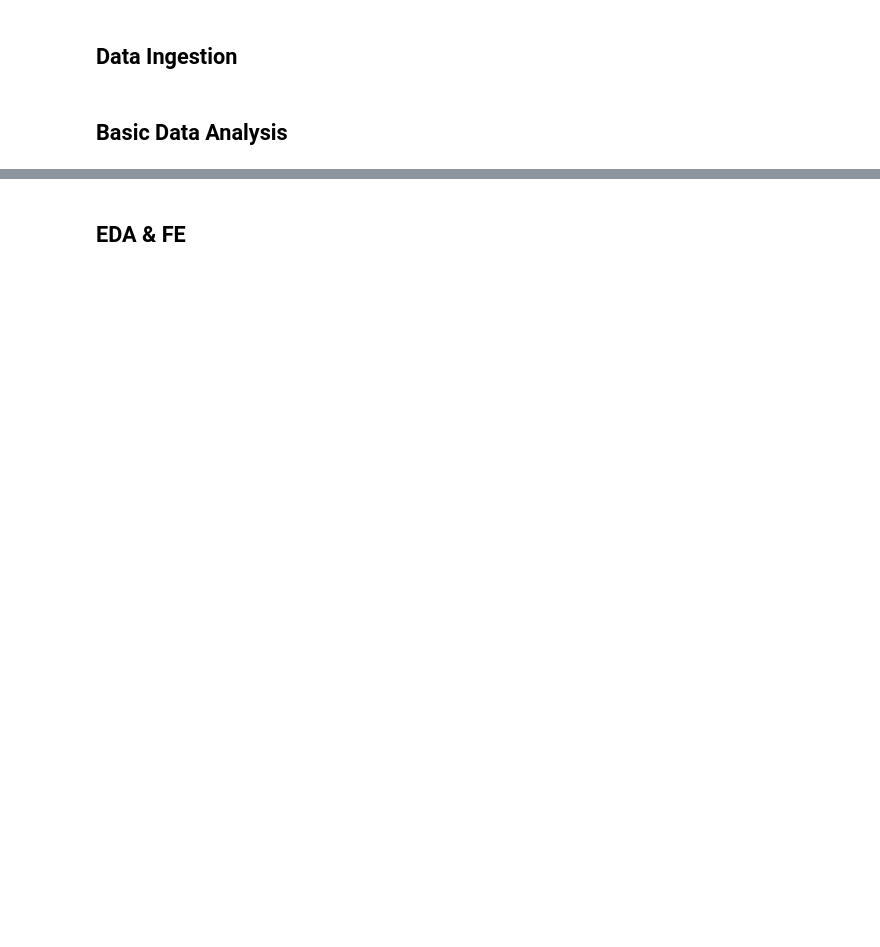
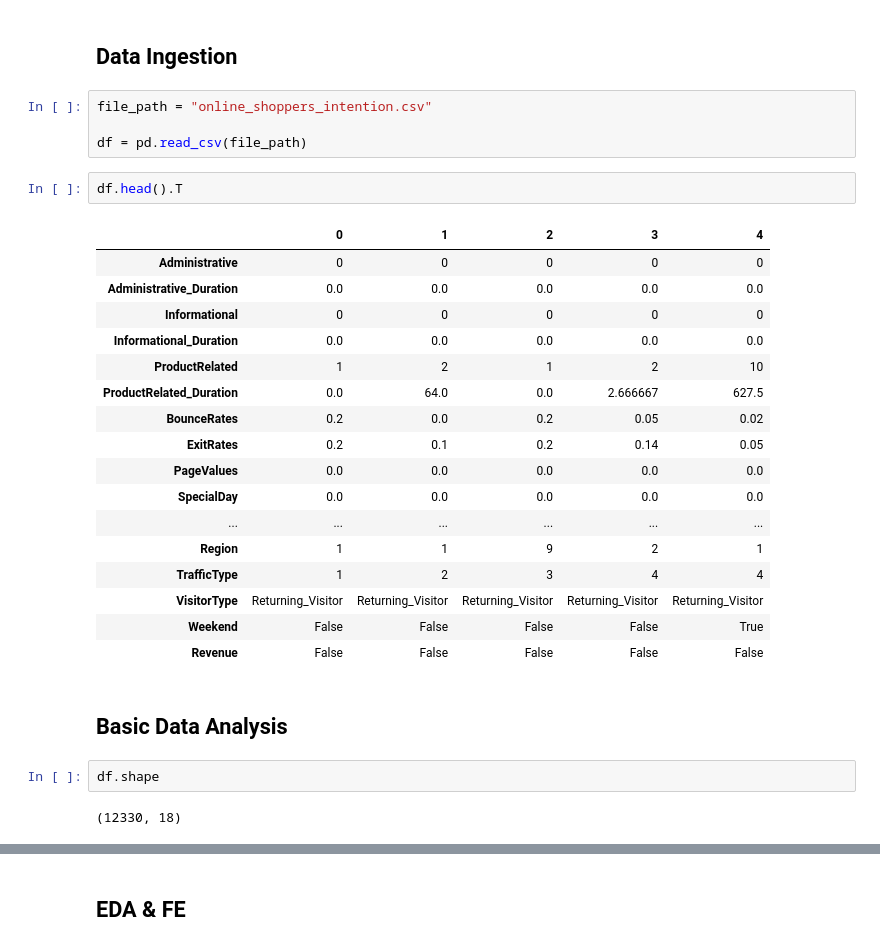
Before and after one commit to tinkuhore/FSDS-Final-Assesment, a Jupyter notebook: machine_learning/question4.ipynb, the cells around one changed output, grey strips where cells are left out. Drawn from its saved outputs; the diff is of its cells as text; blank space fills up the shorter version.

```diff
--- a/machine_learning/question4.ipynb
+++ b/machine_learning/question4.ipynb
@@ -51,4 +55,32 @@ AttributeError: module 'matplotlib' has no attribute 'rcParams'
 # %% [markdown]
 ## Data Ingestion
+# %%
+file_path = "online_shoppers_intention.csv"
+
+df = pd.read_csv(file_path)
+# %%
+df.head().T
+# %% [output]
+|  | 0 | 1 | 2 | 3 | 4 |
+| Administrative | 0 | 0 | 0 | 0 | 0 |
+| Administrative_Duration | 0.0 | 0.0 | 0.0 | 0.0 | 0.0 |
+| Informational | 0 | 0 | 0 | 0 | 0 |
+| Informational_Duration | 0.0 | 0.0 | 0.0 | 0.0 | 0.0 |
+| ProductRelated | 1 | 2 | 1 | 2 | 10 |
+| ProductRelated_Duration | 0.0 | 64.0 | 0.0 | 2.666667 | 627.5 |
+| BounceRates | 0.2 | 0.0 | 0.2 | 0.05 | 0.02 |
+| ExitRates | 0.2 | 0.1 | 0.2 | 0.14 | 0.05 |
+| PageValues | 0.0 | 0.0 | 0.0 | 0.0 | 0.0 |
+| SpecialDay | 0.0 | 0.0 | 0.0 | 0.0 | 0.0 |
+| ... | ... | ... | ... | ... | ... |
+| Region | 1 | 1 | 9 | 2 | 1 |
+| TrafficType | 1 | 2 | 3 | 4 | 4 |
+| VisitorType | Returning_Visitor | Returning_Visitor | Returning_Visitor | Returning_Visitor | Returning_Visitor |
+| Weekend | False | False | False | False | True |
+| Revenue | False | False | False | False | False |
 # %% [markdown]
 ## Basic Data Analysis
+# %%
+df.shape
+# %% [output]
+(12330, 18)
```
Also changed, not shown: parts of 30 cells of this notebook, 1 other file.
